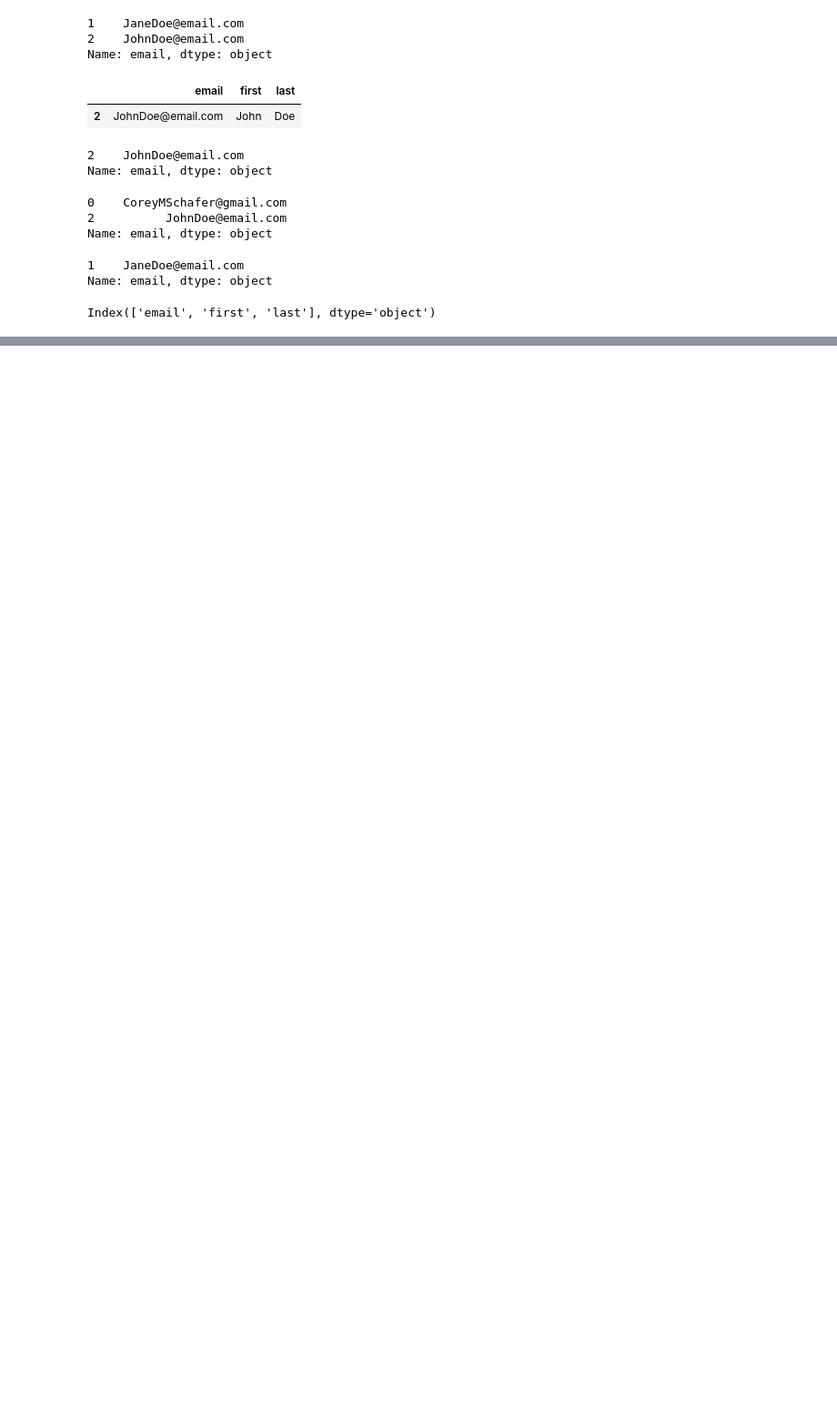
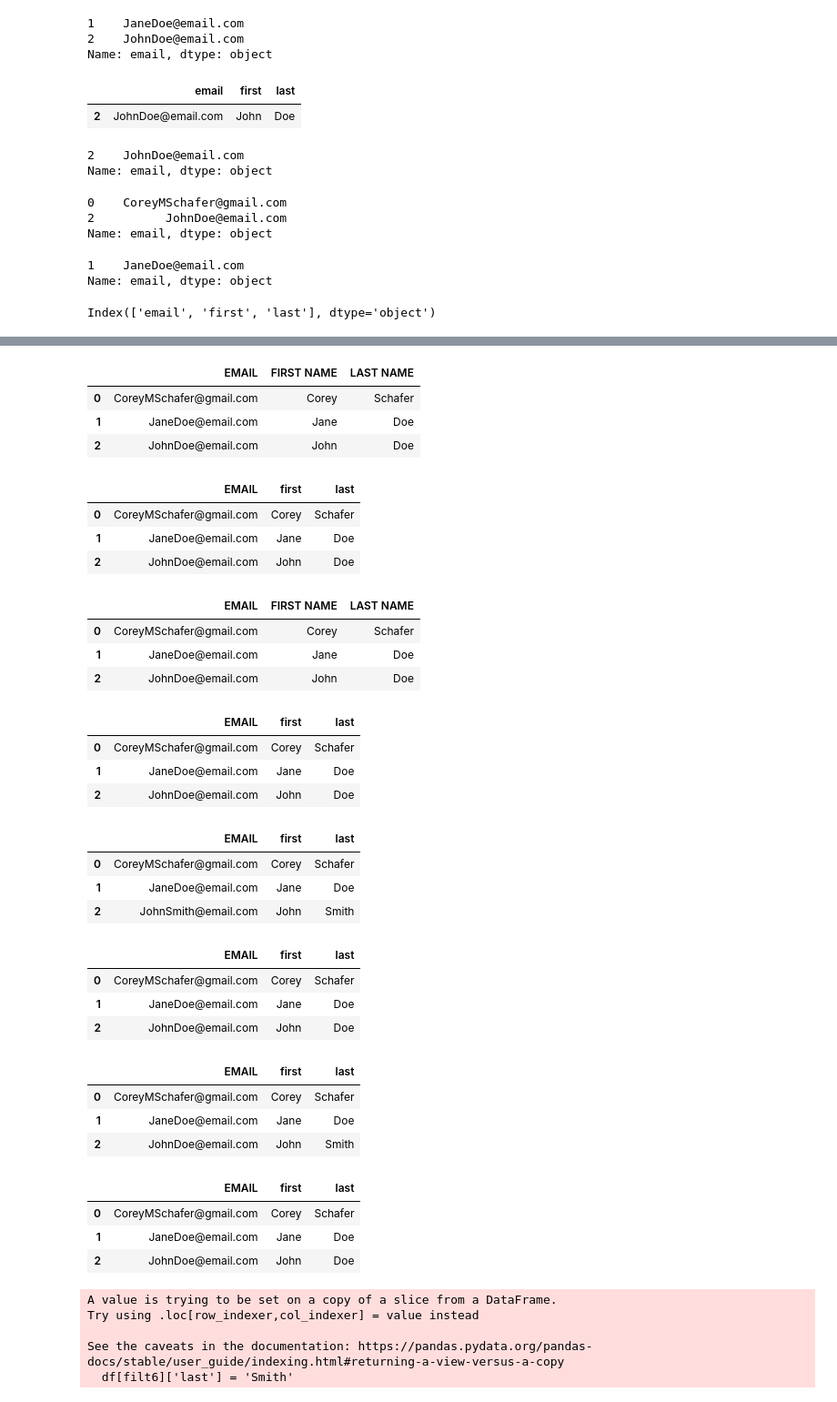
Before and after one commit to kletajan/pandasDemo2, a Jupyter notebook: People.ipynb, the cells around one changed output, grey strips where cells are left out. Shown at 91% size. Cells and saved outputs as stored; diff of their text form; code cells hidden in the pictures; blank space fills up the shorter version.

```diff
--- a/People.ipynb
+++ b/People.ipynb
@@ -179,3 +179,25 @@ df
 | 0 | CoreyMSchafer@gmail.com | Corey | Schafer |
 | 1 | JaneDoe@email.com | Jane | Doe |
 | 2 | JohnDoe@email.com | John | Doe |
+# %%
+df.columns = df.columns.str.replace('_', ' ')
+df
+# %% [output]
+|  | EMAIL | FIRST NAME | LAST NAME |
+| 0 | CoreyMSchafer@gmail.com | Corey | Schafer |
+| 1 | JaneDoe@email.com | Jane | Doe |
+| 2 | JohnDoe@email.com | John | Doe |
+# %%
+df.rename(columns={'FIRST NAME' : 'first', 'LAST NAME' : 'last' })
+# %% [output]
+|  | EMAIL | first | last |
+| 0 | CoreyMSchafer@gmail.com | Corey | Schafer |
+| 1 | JaneDoe@email.com | Jane | Doe |
+| 2 | JohnDoe@email.com | John | Doe |
+# %%
+df
+# %% [output]
+|  | EMAIL | FIRST NAME | LAST NAME |
+| 0 | CoreyMSchafer@gmail.com | Corey | Schafer |
+| 1 | JaneDoe@email.com | Jane | Doe |
+| 2 | JohnDoe@email.com | John | Doe |
@@ -181,0 +206,48 @@ df
+# %%
+df
+# %% [output]
+|  | EMAIL | first | last |
+| 0 | CoreyMSchafer@gmail.com | Corey | Schafer |
+| 1 | JaneDoe@email.com | Jane | Doe |
+| 2 | JohnDoe@email.com | John | Doe |
+# %%
+df.loc[2] = ['JohnSmith@email.com', 'John', 'Smith']
+df
+# %% [output]
+|  | EMAIL | first | last |
+| 0 | CoreyMSchafer@gmail.com | Corey | Schafer |
+| 1 | JaneDoe@email.com | Jane | Doe |
+| 2 | JohnSmith@email.com | John | Smith |
+# %%
+df.loc[2, ['last', 'EMAIL']] = ['Doe', 'JohnDoe@email.com']
+df
+# %% [output]
+|  | EMAIL | first | last |
+| 0 | CoreyMSchafer@gmail.com | Corey | Schafer |
+| 1 | JaneDoe@email.com | Jane | Doe |
+| 2 | JohnDoe@email.com | John | Doe |
+# %%
+df.loc[2, 'last'] = 'Smith'
+df
+# %% [output]
+|  | EMAIL | first | last |
+| 0 | CoreyMSchafer@gmail.com | Corey | Schafer |
+| 1 | JaneDoe@email.com | Jane | Doe |
+| 2 | JohnDoe@email.com | John | Smith |
+# %%
+df.at[2, 'last'] = 'Doe'
+df
+# %% [output]
+|  | EMAIL | first | last |
+| 0 | CoreyMSchafer@gmail.com | Corey | Schafer |
+| 1 | JaneDoe@email.com | Jane | Doe |
+| 2 | JohnDoe@email.com | John | Doe |
+# %%
+filt6 = (df['EMAIL'] == 'JohnDoe@email.com')
+df[filt6]['last'] = 'Smith'
+# %% [output]
+A value is trying to be set on a copy of a slice from a DataFrame.
+Try using .loc[row_indexer,col_indexer] = value instead
+
+See the caveats in the documentation: https://pandas.pydata.org/pandas-docs/stable/user_guide/indexing.html#returning-a-view-versus-a-copy
+  df[filt6]['last'] = 'Smith'
```
Also changed, not shown: parts of 20 cells of this notebook, 1 other file.
